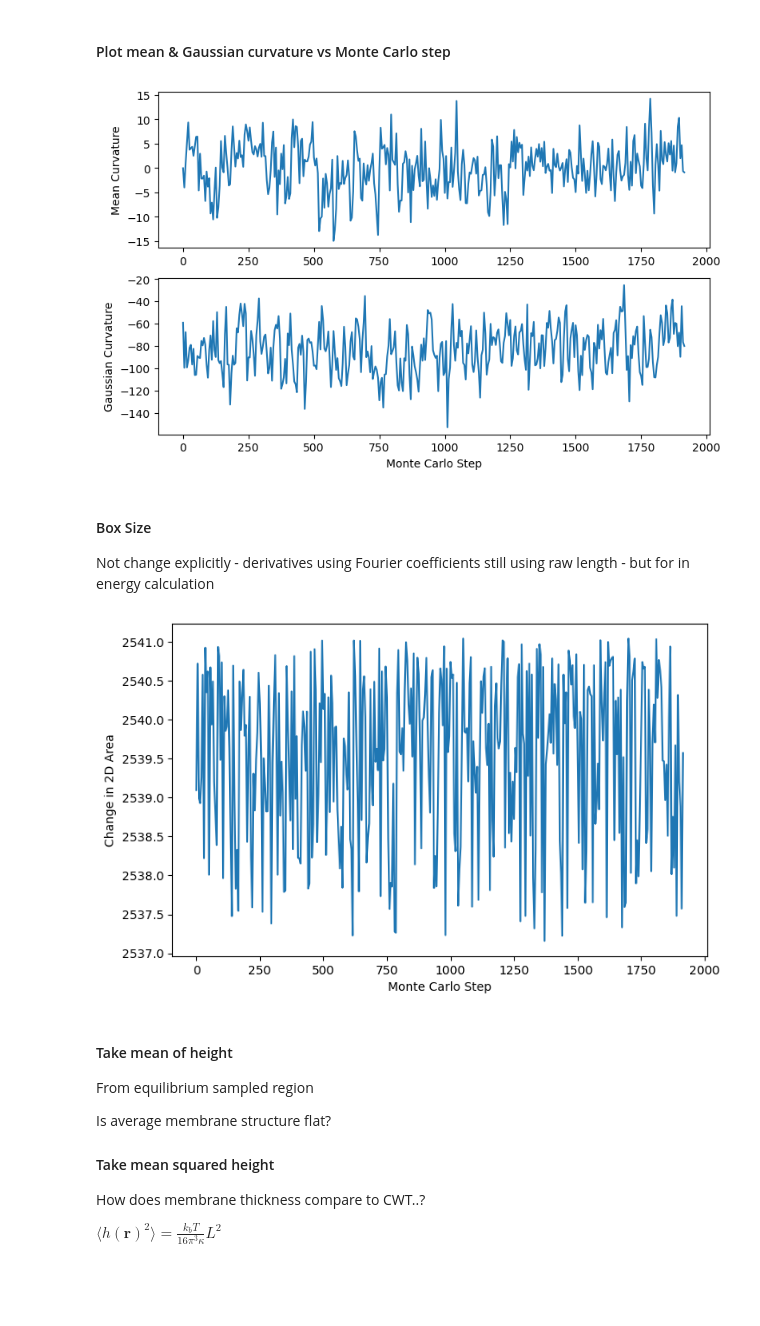
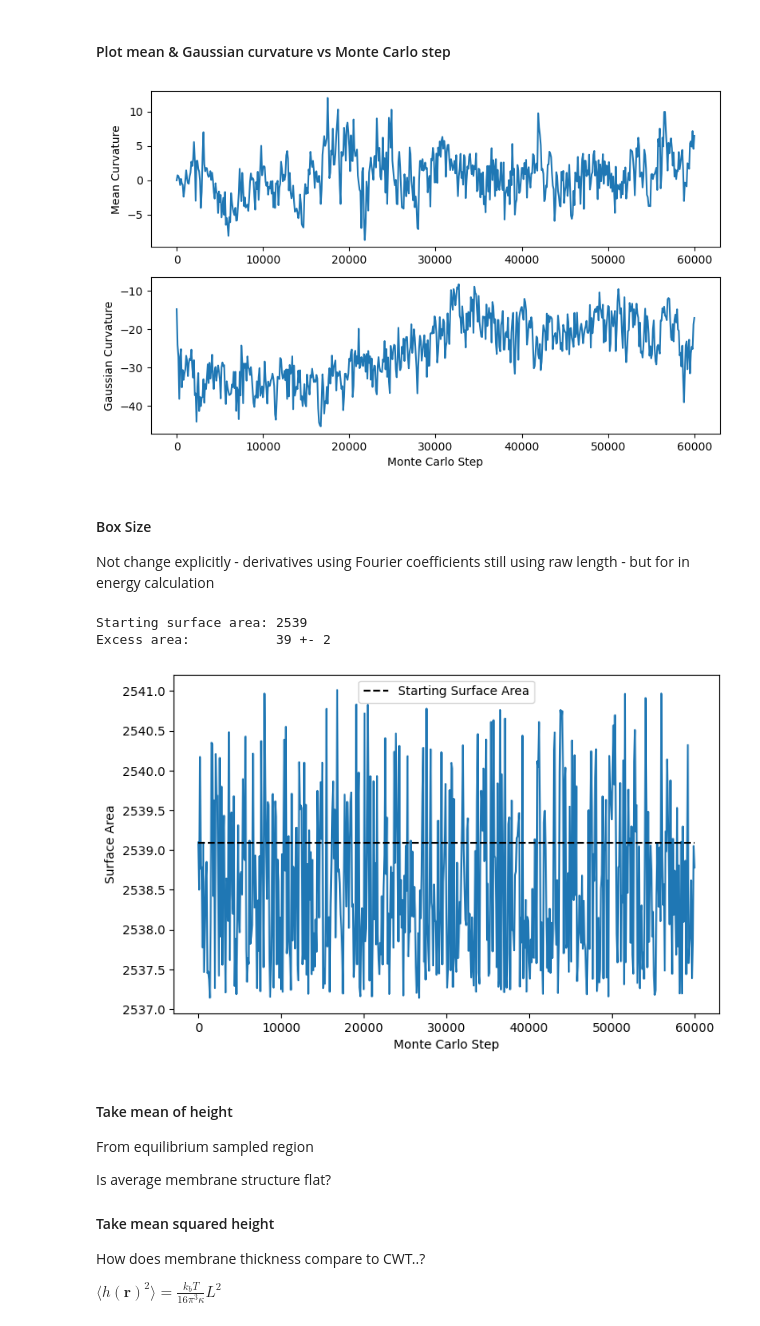
Before and after one commit to ralph-holden/mem_curve, a Jupyter notebook: gen_membrane/gen_mem.ipynb, the cells around one changed output. Cells and saved outputs as stored; diff of their text form; code cells hidden in the pictures; blank space fills up the shorter version.

Commit message:
minor bug fix in plots

```diff
--- a/gen_membrane/gen_mem.ipynb
+++ b/gen_membrane/gen_mem.ipynb
@@ -55,31 +55,7 @@ membrane_lst = [ init_model_membrane( membrane_start ) ]
 Initial membrane bending energy: 99.13521750996922 kbT , excess area: 39.09592906052694
 # %%
 # Visualise starting surface
-# X,Y grid
-npts = 100
-x = np.linspace(0, params.l_x, npts)
-y = np.linspace(0, params.l_y, npts)
-X, Y = np.meshgrid(x, y)
-
-# Calculate z-direction (heights)
-Z = calc_height(membrane_start, X, Y)
-
-# Animation plot
-fig, ax = plt.subplots(figsize=[8, 6])
-
-# Initial contour and colorbar
-maxval = np.max(Z) if np.max(Z)>abs(np.min(Z)) else abs(np.min(Z))
-contour = ax.contourf(X, Y, Z, levels=50, cmap='viridis', vmin=-maxval, vmax=maxval)
-cbar = fig.colorbar(contour, ax=ax)
-
-# Labels
-cbar.set_label("Height")
-#title = ax.set_title("Mean Membrane Height")
-ax.set_xlabel("X")
-ax.set_ylabel("Y")
-
-plt.savefig(f'./{save_dir}/start_surface.pdf')
-plt.show()
+contour_surface_plot(membrane_start, filename=f'./{save_dir}/start_surface')
 # %% [output]
 [figure]
 # %%
@@ -172,7 +148,7 @@ plt.show()
 #### Plot mean & Gaussian curvature vs Monte Carlo step
 # %%
 # Calculate values every <nframes>
-nframes = 10
+nframes = 100
 
 H_lst  = []
 K_lst  = []
@@ -214,21 +190,31 @@ plt.tight_layout(pad=1)
 plt.savefig(f'./{save_dir}/curvatures.pdf')
 plt.show()
 # %% [output]
-[figure, old version]
+[figure, new version]
 # %% [markdown]
 #### Box Size
 
 Not change explicitly - derivatives using Fourier coefficients still using raw length - but for in energy calculation
 # %%
+# Starting surface area
+sa_start = params.original_excess_area + params.l_x*params.l_y
+
+print(f'''Starting surface area: {sa_start:.0f}
+Excess area:           {params.original_excess_area:.0f} +- {params.original_excess_area*params.dA_threshold:.0f}''')
+
 # Plot dA from curvature
 plt.figure(figsize=[8,5])
-plt.ylabel('Change in 2D Area')
+plt.ylabel('Surface Area')
 plt.xlabel('Monte Carlo Step')
 plt.plot(range(0,len(membrane_lst),nframes), dA_lst)
-plt.savefig(f'./{save_dir}/dArea.pdf')
+plt.hlines(sa_start, 0, len(membrane_lst), linestyle='--', color='k', label='Starting Surface Area')
+plt.legend(loc='best')
+plt.savefig(f'./{save_dir}/surfacearea.pdf')
 plt.show()
 # %% [output]
+Starting surface area: 2539
+Excess area:           39 +- 2
-[figure, old version]
+[figure, new version]
 # %% [markdown]
 #### Take mean of height
 From equilibrium sampled region
```
Also changed, not shown: parts of 3 cells of this notebook.
